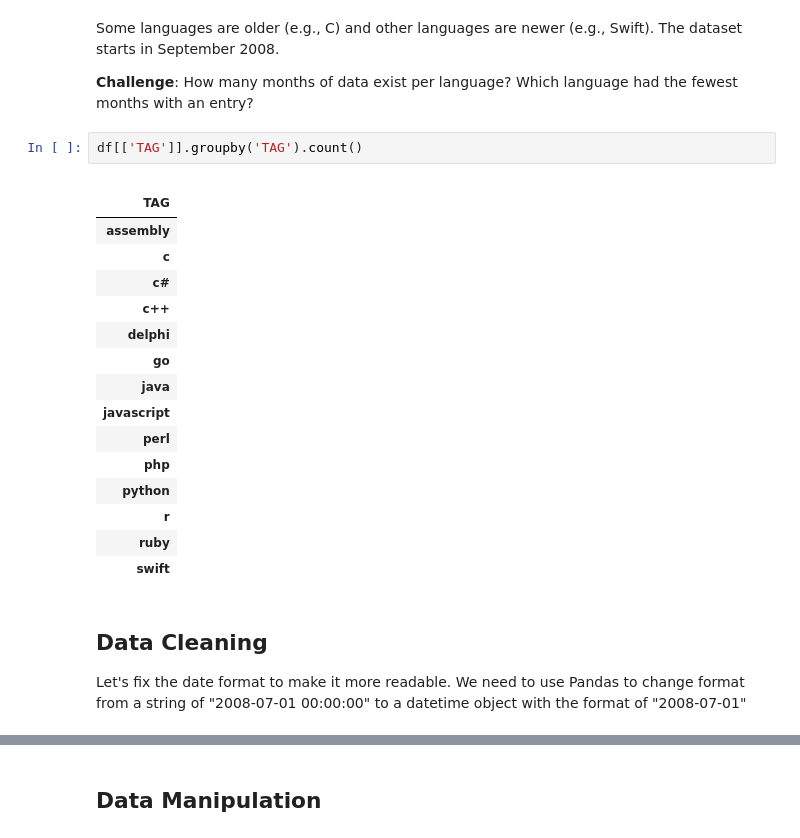
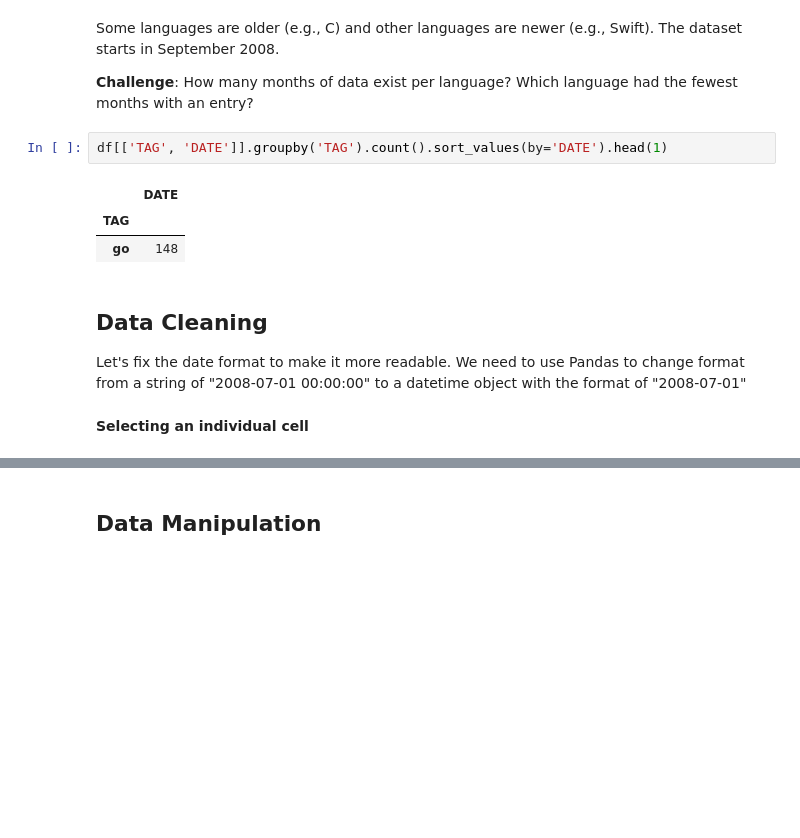
Before and after one commit to zoard-ehmann/100-days-of-python, a Jupyter notebook: Day72/Data_Visualisation/Programming_Languages.ipynb, the cells around one changed output, grey strips where cells are left out. Saved outputs shown, nothing was run; the diff lists cells and outputs as text; blank space fills up the shorter version.

```diff
--- a/Day72/Data_Visualisation/Programming_Languages.ipynb
+++ b/Day72/Data_Visualisation/Programming_Languages.ipynb
@@ -86,25 +73,14 @@ Some languages are older (e.g., C) and other languages are newer (e.g., Swift).
 
 **Challenge**: How many months of data exist per language? Which language had the fewest months with an entry?
 # %%
-df[['TAG']].groupby('TAG').count()
+df[['TAG', 'DATE']].groupby('TAG').count().sort_values(by='DATE').head(1)
 # %% [output]
-|  |
-| TAG |
-| assembly |
-| c |
-| c# |
-| c++ |
-| delphi |
-| go |
-| java |
-| javascript |
-| perl |
-| php |
-| python |
-| r |
-| ruby |
-| swift |
+|  | DATE |
+| TAG |  |
+| go | 148 |
 # %% [markdown]
 ## Data Cleaning
 
 Let's fix the date format to make it more readable. We need to use Pandas to change format from a string of "2008-07-01 00:00:00" to a datetime object with the format of "2008-07-01"
+# %% [markdown]
+**Selecting an individual cell**
```
Also changed, not shown: parts of 25 cells of this notebook.
